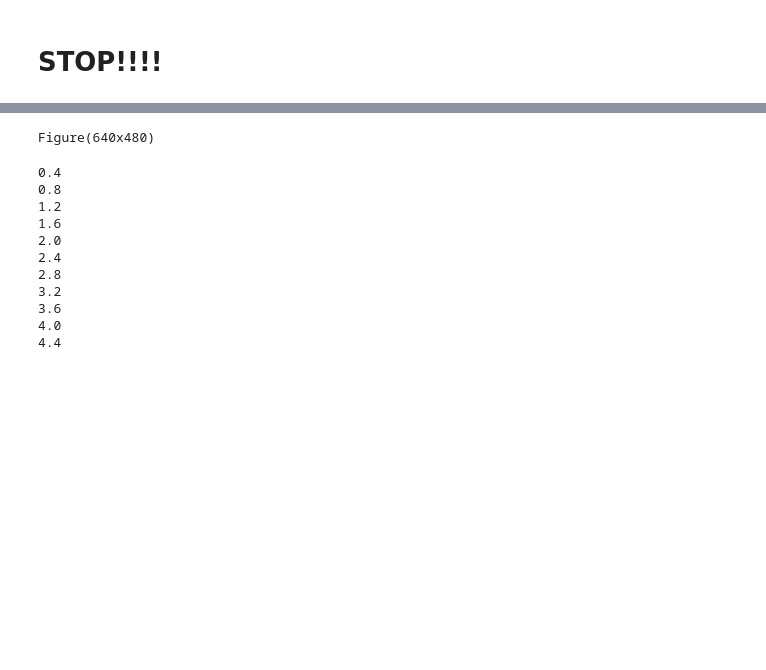
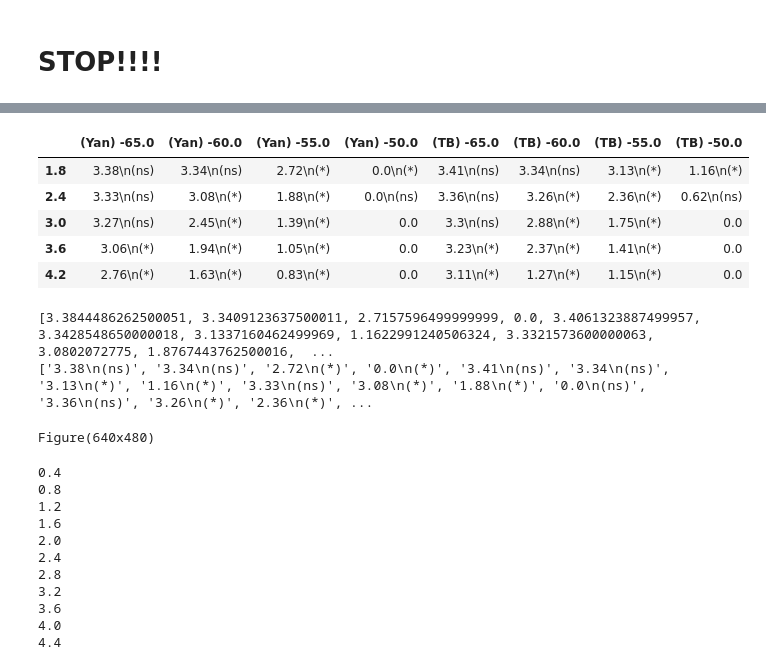
Before and after one commit to mfinemorris/NMProject, a Jupyter notebook: IPYNB/HeatMaps.ipynb, the cells around one changed output, grey strips where cells are left out. Cells and saved outputs as stored; diff of their text form; code cells hidden in the pictures; blank space fills up the shorter version.

Commit message:
Added capabilities to annotate heatmap with cell value and statistical significance figure (* or ns). https://app.asana.com/0/16684320709121/29892449431482

```diff
--- a/IPYNB/HeatMaps.ipynb
+++ b/IPYNB/HeatMaps.ipynb
@@ -279,2 +381,13 @@ make heat plot of:
 # %% [markdown]
 # STOP!!!!
+# %%
+#load model comparison file and extract the comprison column. replace NaN with False
+model_Comp = pd.DataFrame.from_csv('model_comparison_{}.csv'.format(key))
+booleans = model_Comp['TB vs Yan p_lessthan_alpha']
+stat_sig_frame = NMUtility.make_frame(booleans).fillna('')
+stat_sig_frame
+
+#replace True with '*' and False with 'ns'
+starred_frame = stat_sig_frame.replace(to_replace=[False, True], value=['ns','*'])
+starred_frame
+#print booleans, type(booleans)
@@ -281,18 +401,42 @@ make heat plot of:
+# %%
+import itertools
+def star_sig_vals(x, sig = starred_frame):
+
+    symb = sig.xs(x.name,axis=0)
+    data = []
+    for i, ii in zip(x,itertools.cycle(symb)):
+        if ii:
+            sig_str = "\n("+str(ii)+")"
+        else:
+            sig_str = ""
+        data.append(str(round(i,2))+sig_str)
+    s = pd.Series(data, index=x.index,dtype=str)
+    return s
+
+sig_data = fcombined.apply(star_sig_vals,axis=1)
+sig_data
+# %% [output]
+|  | (Yan) -65.0 | (Yan) -60.0 | (Yan) -55.0 | (Yan) -50.0 | (TB) -65.0 | (TB) -60.0 | (TB) -55.0 | (TB) -50.0 |
+| 1.8 | 3.38\n(ns) | 3.34\n(ns) | 2.72\n(*) | 0.0\n(*) | 3.41\n(ns) | 3.34\n(ns) | 3.13\n(*) | 1.16\n(*) |
+| 2.4 | 3.33\n(ns) | 3.08\n(*) | 1.88\n(*) | 0.0\n(ns) | 3.36\n(ns) | 3.26\n(*) | 2.36\n(*) | 0.62\n(ns) |
+| 3.0 | 3.27\n(ns) | 2.45\n(*) | 1.39\n(*) | 0.0 | 3.3\n(ns) | 2.88\n(*) | 1.75\n(*) | 0.0 |
+| 3.6 | 3.06\n(*) | 1.94\n(*) | 1.05\n(*) | 0.0 | 3.23\n(*) | 2.37\n(*) | 1.41\n(*) | 0.0 |
+| 4.2 | 2.76\n(*) | 1.63\n(*) | 0.83\n(*) | 0.0 | 3.11\n(*) | 1.27\n(*) | 1.15\n(*) | 0.0 |
 # %%
-#load model comparison file and extract the comprison column. replace NaN with False
-model_Comp = pd.DataFrame.from_csv('model_comparison_{}.csv'.format(key))
-booleans = model_Comp['TB vs Yan p_lessthan_alpha']
-stat_sig_frame = make_frame(booleans).fillna('')
-stat_sig_frame
+def annotate_w_stat_sig_2(pc, fmt="%s", data=np.array(sig_data), **kw):
+    from itertools import izip
+    pc.update_scalarmappable()
+    ax = pc.get_axes()
+    print list(pc.get_array())
+    print list(data.flat)
+    for p, color, value, sig in izip(pc.get_paths(), pc.get_facecolors(),pc.get_array(),data.flat):
+        x, y = p.vertices[:-2, :].mean(0)
+        if np.all(color[:3] > 0.5):
+            color = (0.0, 0.0, 0.0)
+        else:
+            color = (1.0, 1.0, 1.0)
+        ax.text(x, y, fmt % (sig), ha="center", va="center", color=color, **kw)
 
-#replace True with '*' and False with 'ns'
-starred_frame = stat_sig_frame.replace(to_replace=[False, True], value=['ns','*'])
-starred_frame
-#print booleans, type(booleans)
-
-converted=booleans.apply(convert_booleans).sort_index()
-converted#.sort()
-#reload(NMAPlots)
 def annotate_w_stat_sig(pc, fmt="%.2f %.2s", data=np.array(starred_frame), **kw):
     from itertools import izip
     pc.update_scalarmappable()
@@ -308,10 +452,13 @@ def annotate_w_stat_sig(pc, fmt="%.2f %.2s", data=np.array(starred_frame), **kw)
         ax.text(x, y, fmt % (value, sig), ha="center", va="center", color=color, **kw)
 
 
-frame = frame_y_2
+
 #make heat map plot
-heat_plot = NMAPlots.heatmap_from_dataframe(frame)#annotate_function=annotate_w_stat_sig)#data, eL_labels, gnap_labels, key)
+heat_plot = NMAPlots.heatmap_from_dataframe(fcombined, annotate_function=annotate_w_stat_sig_2)#data, eL_labels, gnap_labels, key)
 plt.show()
+# %% [output]
+[3.3844486262500051, 3.3409123637500011, 2.7157596499999999, 0.0, 3.4061323887499957, 3.3428548650000018, 3.1337160462499969, 1.1622991240506324, 3.3321573600000063, 3.0802072775, 1.8767443762500016,  ...
+['3.38\n(ns)', '3.34\n(ns)', '2.72\n(*)', '0.0\n(*)', '3.41\n(ns)', '3.34\n(ns)', '3.13\n(*)', '1.16\n(*)', '3.33\n(ns)', '3.08\n(*)', '1.88\n(*)', '0.0\n(ns)', '3.36\n(ns)', '3.26\n(*)', '2.36\n(*)', ...
 # %%
 #this doesn't quite work
 fig = plt.figure()
```
Also changed, not shown: parts of 5 cells of this notebook.
